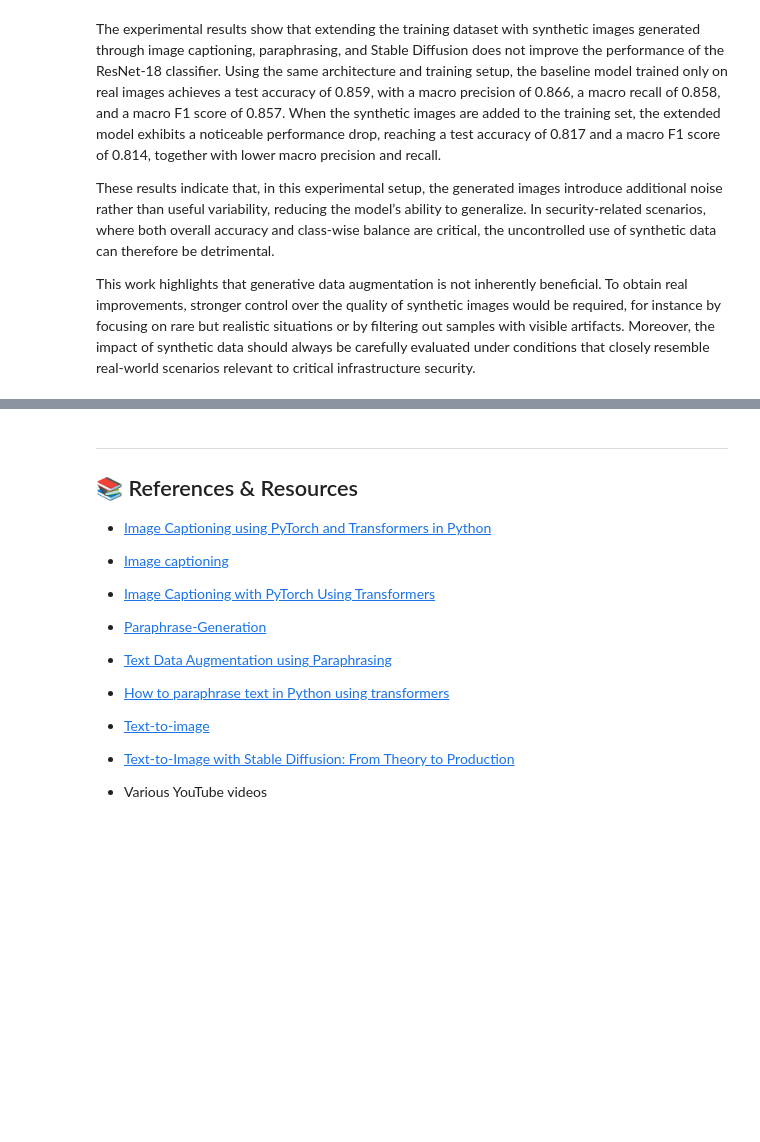
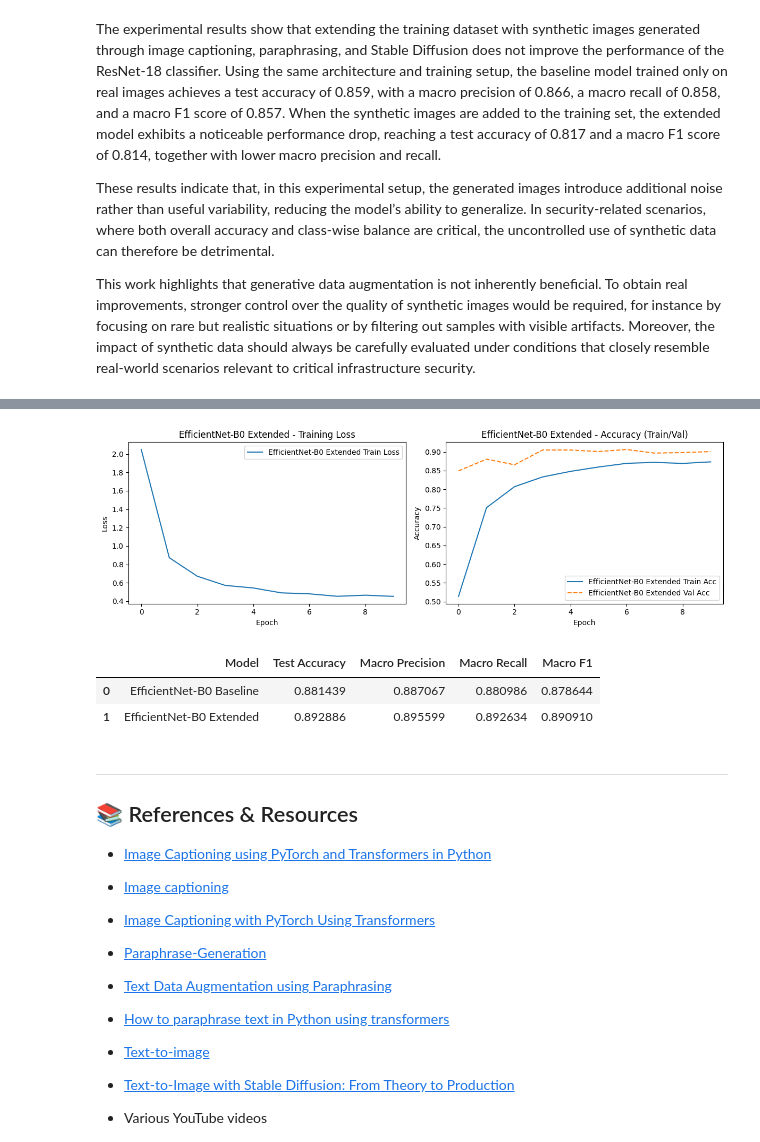
Before and after one commit to silentfortin/ai-portfolio, a Jupyter notebook: 09-genai-powerplant/genai_powerplant.ipynb, the cells around one changed output, grey strips where cells are left out. Cells and saved outputs as stored; diff of their text form; code cells hidden in the pictures; blank space fills up the shorter version.

```diff
--- a/09-genai-powerplant/genai_powerplant.ipynb
+++ b/09-genai-powerplant/genai_powerplant.ipynb
@@ -810,0 +881,18 @@ This work highlights that generative data augmentation is not inherently benefic
+# %%
+# EfficientNet-B0 extended (real + synthetic)
+model_eff_ext = create_efficientnet_b0(num_classes)
+
+optimizer_eff_ext = torch.optim.Adam(model_eff_ext.parameters(), lr=3e-4)
+scheduler_eff_ext = torch.optim.lr_scheduler.StepLR(optimizer_eff_ext, step_size=3, gamma=0.1)
+
+history_eff_ext = train_model(
+    model_eff_ext,
+    train_extended_loader,
+    val_loader,
+    criterion,
+    optimizer_eff_ext,
+    scheduler_eff_ext,
+    device,
+    num_epochs=10,
+    train_size=len(train_extended_ds)
+)
@@ -811,3 +943,34 @@ This work highlights that generative data augmentation is not inherently benefic
+# %%
+# plot curves for EfficientNet-B0 extended
+plot_training_curves({"EfficientNet-B0 Extended": history_eff_ext}, title_prefix="EfficientNet-B0 Extended - ")
+# %% [output]
+[figure, added]
+# %%
+eff_base_results = evaluate(model_eff_base, test_loader)
+eff_ext_results  = evaluate(model_eff_ext, test_loader)
+
+comparison_df = pd.DataFrame([
+    {
+        "Model": "EfficientNet-B0 Baseline",
+        "Test Accuracy": eff_base_results["accuracy"],
+        "Macro Precision": eff_base_results["macro_precision"],
+        "Macro Recall": eff_base_results["macro_recall"],
+        "Macro F1": eff_base_results["macro_f1"],
+    },
+    {
+        "Model": "EfficientNet-B0 Extended",
+        "Test Accuracy": eff_ext_results["accuracy"],
+        "Macro Precision": eff_ext_results["macro_precision"],
+        "Macro Recall": eff_ext_results["macro_recall"],
+        "Macro F1": eff_ext_results["macro_f1"],
+    },
+])
+
+comparison_df
+# %% [output]
+|  | Model | Test Accuracy | Macro Precision | Macro Recall | Macro F1 |
+| 0 | EfficientNet-B0 Baseline | 0.881439 | 0.887067 | 0.880986 | 0.878644 |
+| 1 | EfficientNet-B0 Extended | 0.892886 | 0.895599 | 0.892634 | 0.890910 |
 # %% [markdown]
 ---
 
```
Also changed, not shown: parts of 10 cells of this notebook.
